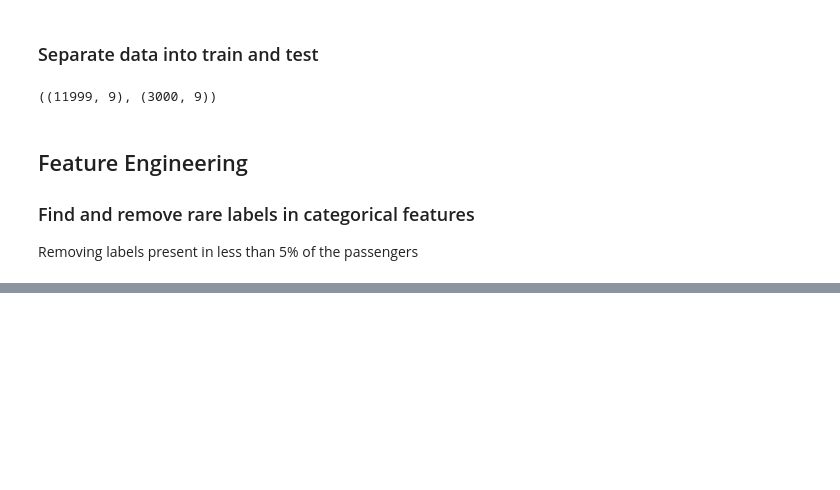
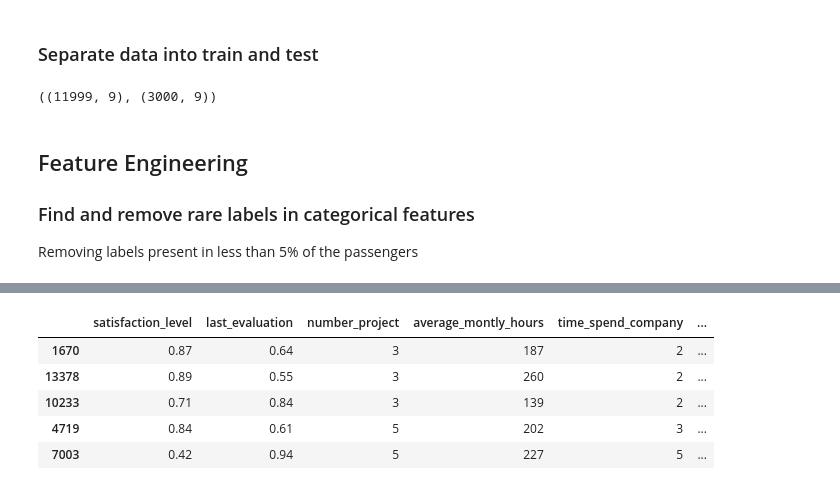
Before and after one commit to ovokpus/Employee-Attrition-Predictor, a Jupyter notebook: eda-experiments/eda-experiment.ipynb, the cells around one changed output, grey strips where cells are left out. Drawn from its saved outputs; the diff is of its cells as text; code cells hidden in the pictures; blank space fills up the shorter version.

```diff
--- a/eda-experiments/eda-experiment.ipynb
+++ b/eda-experiments/eda-experiment.ipynb
@@ -232,0 +266,9 @@ dtype: int64
+# %%
+X_test.head()
+# %% [output]
+|  | satisfaction_level | last_evaluation | number_project | average_montly_hours | time_spend_company | ... |
+| 1670 | 0.87 | 0.64 | 3 | 187 | 2 | ... |
+| 13378 | 0.89 | 0.55 | 3 | 260 | 2 | ... |
+| 10233 | 0.71 | 0.84 | 3 | 139 | 2 | ... |
+| 4719 | 0.84 | 0.61 | 5 | 202 | 3 | ... |
+| 7003 | 0.42 | 0.94 | 5 | 227 | 5 | ... |
```
Also changed, not shown: parts of 13 cells of this notebook, 15 other files.
